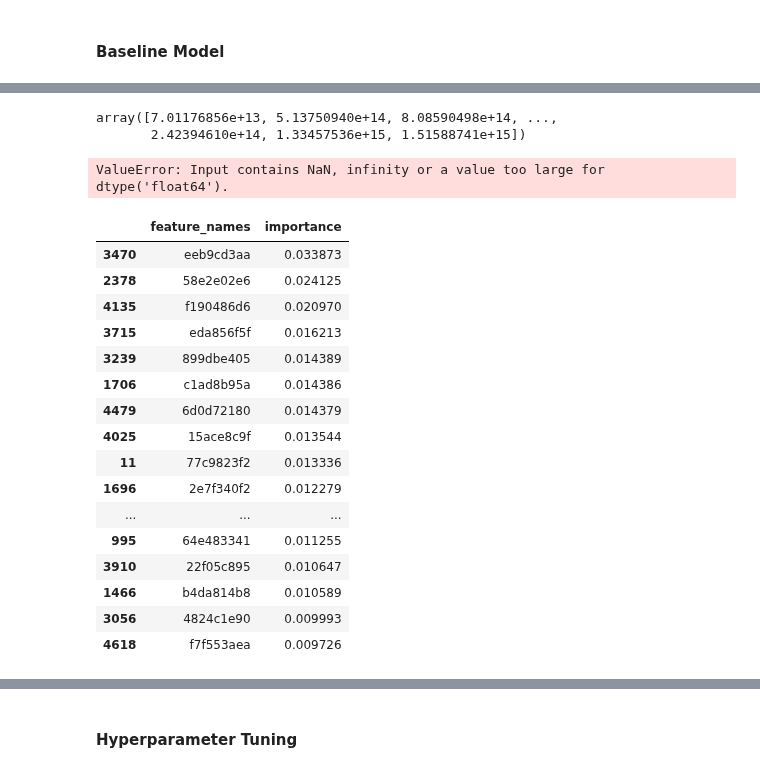
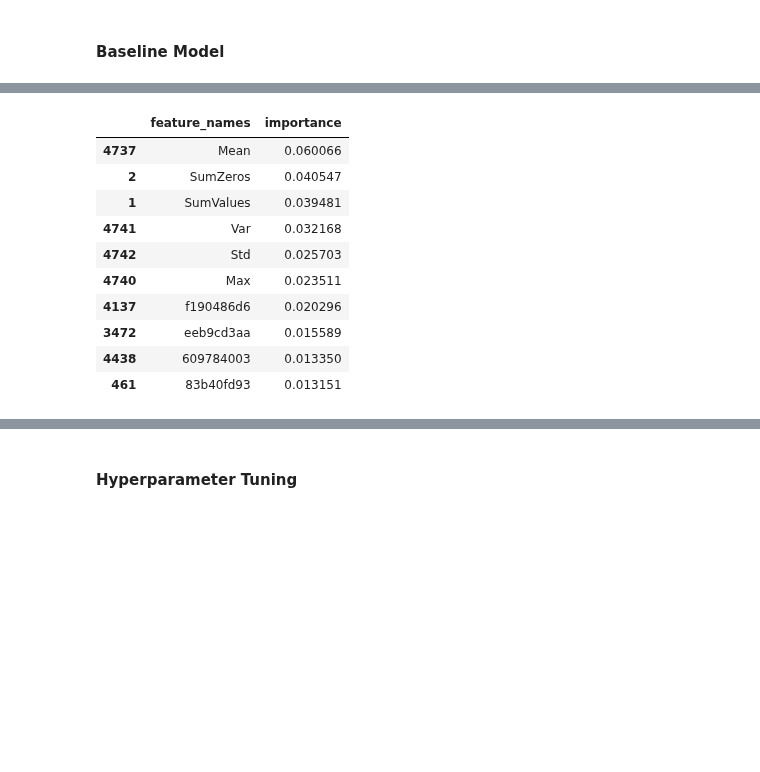
Before and after one commit to jpeterson28/DSCT_Capstone2, a Jupyter notebook: santander_value_prediction_code.ipynb, the cells around one changed output, grey strips where cells are left out. Saved outputs shown, nothing was run; the diff lists cells and outputs as text; code cells hidden in the pictures; blank space fills up the shorter version.

```diff
--- a/santander_value_prediction_code.ipynb
+++ b/santander_value_prediction_code.ipynb
@@ -226,0 +215,6 @@ plt.show()
+# %%
+# create train and test sets for feature engineering and modeling
+
+train_X = train_df_1.drop(['ID','target'], axis=1)
+train_y = np.log1p(train_df_1['target'].values)
+test_X = test_df.drop(constant_col_df.col_name.tolist() + ['ID'], axis=1)
@@ -227,5 +247,29 @@ plt.show()
+# %%
+# Compute aggregates
+
+def add_other_agg(train, test, features):
+    flist = [x for x in train.columns if not x in ['ID','target','SumZeros','SumValues']]
+    if 'OtherAgg' in features:
+        train['Mean']   = train[flist].mean(axis=1)
+        train['Median'] = train[flist].median(axis=1)
+        train['Mode']   = train[flist].mode(axis=1)
+        train['Max']    = train[flist].max(axis=1)
+        train['Var']    = train[flist].var(axis=1)
+        train['Std']    = train[flist].std(axis=1)
+
+        test['Mean']   = test[flist].mean(axis=1)
+        test['Median'] = test[flist].median(axis=1)
+        test['Mode']   = test[flist].mode(axis=1)
+        test['Max']    = test[flist].max(axis=1)
+        test['Var']    = test[flist].var(axis=1)
+        test['Std']    = test[flist].std(axis=1)
+    flist = [x for x in train.columns if not x in ['ID','target','SumZeros','SumValues']]
+
+    return train, test
+
+train_X, test_X = add_other_agg(train_X, test_X, ['OtherAgg'])
 # %% [markdown]
 #### Baseline Model
 # %%
 # create train and test sets from training data
-X_train, X_test, y_train, y_test = train_test_split(train_df_1.drop(['ID','target'], axis=1), train_df_1['target'], test_size=0.30, random_state=28)
+X_train, X_test, y_train, y_test = train_test_split(train_X, train_y, test_size=0.30, random_state=28)
@@ -260,46 +310,22 @@ Root Mean Squared Log Error Test: 1.6344428994289413
-# %%
-# baselien linear regression
-lr = LinearRegression()
-lr.fit(X_train, y_train)
-pred_train_y3 = lr.predict(X_train)
-pred_test_y3 = lr.predict(X_test)
-# %%
-pred_test_y3
-# %% [output]
-array([7.01176856e+13, 5.13750940e+14, 8.08590498e+14, ...,
-       2.42394610e+14, 1.33457536e+15, 1.51588741e+15])
-# %%
-lr_rmsle_train = np.sqrt(mean_squared_log_error(y_train, pred_train_y3))
-lr_rmsle_test = np.sqrt(mean_squared_log_error(y_test, pred_test_y3))
-print('Root Mean Squared Log Error Train: {}'.format(lr_rmsle_train))
-print('Root Mean Squared Log Error Test: {}'.format(lr_rmsle_test))
-# %% [output]
-ValueError: Input contains NaN, infinity or a value too large for dtype('float64').
 # %%
 # find the important features gbr
 feat_names = X_train.columns.values
 feat_importances_gbr = gbr.feature_importances_
 top_feature_importance_gbr = pd.DataFrame({'feature_names':feat_names, 'importance':feat_importances_gbr}).sort_values('importance', ascending=False)
 
-top_feature_importance_gbr[:20]
+top_feature_importance_gbr[:10]
 # %% [output]
 |  | feature_names | importance |
-| 3470 | eeb9cd3aa | 0.033873 |
-| 2378 | 58e2e02e6 | 0.024125 |
-| 4135 | f190486d6 | 0.020970 |
-| 3715 | eda856f5f | 0.016213 |
-| 3239 | 899dbe405 | 0.014389 |
-| 1706 | c1ad8b95a | 0.014386 |
-| 4479 | 6d0d72180 | 0.014379 |
-| 4025 | 15ace8c9f | 0.013544 |
-| 11 | 77c9823f2 | 0.013336 |
-| 1696 | 2e7f340f2 | 0.012279 |
-| ... | ... | ... |
-| 995 | 64e483341 | 0.011255 |
-| 3910 | 22f05c895 | 0.010647 |
-| 1466 | b4da814b8 | 0.010589 |
-| 3056 | 4824c1e90 | 0.009993 |
-| 4618 | f7f553aea | 0.009726 |
+| 4737 | Mean | 0.060066 |
+| 2 | SumZeros | 0.040547 |
+| 1 | SumValues | 0.039481 |
+| 4741 | Var | 0.032168 |
+| 4742 | Std | 0.025703 |
+| 4740 | Max | 0.023511 |
+| 4137 | f190486d6 | 0.020296 |
+| 3472 | eeb9cd3aa | 0.015589 |
+| 4438 | 609784003 | 0.013350 |
+| 461 | 83b40fd93 | 0.013151 |
 # %%
 # find the important features rf
 feat_names = X_train.columns.values
```
Also changed, not shown: parts of 38 cells of this notebook.
